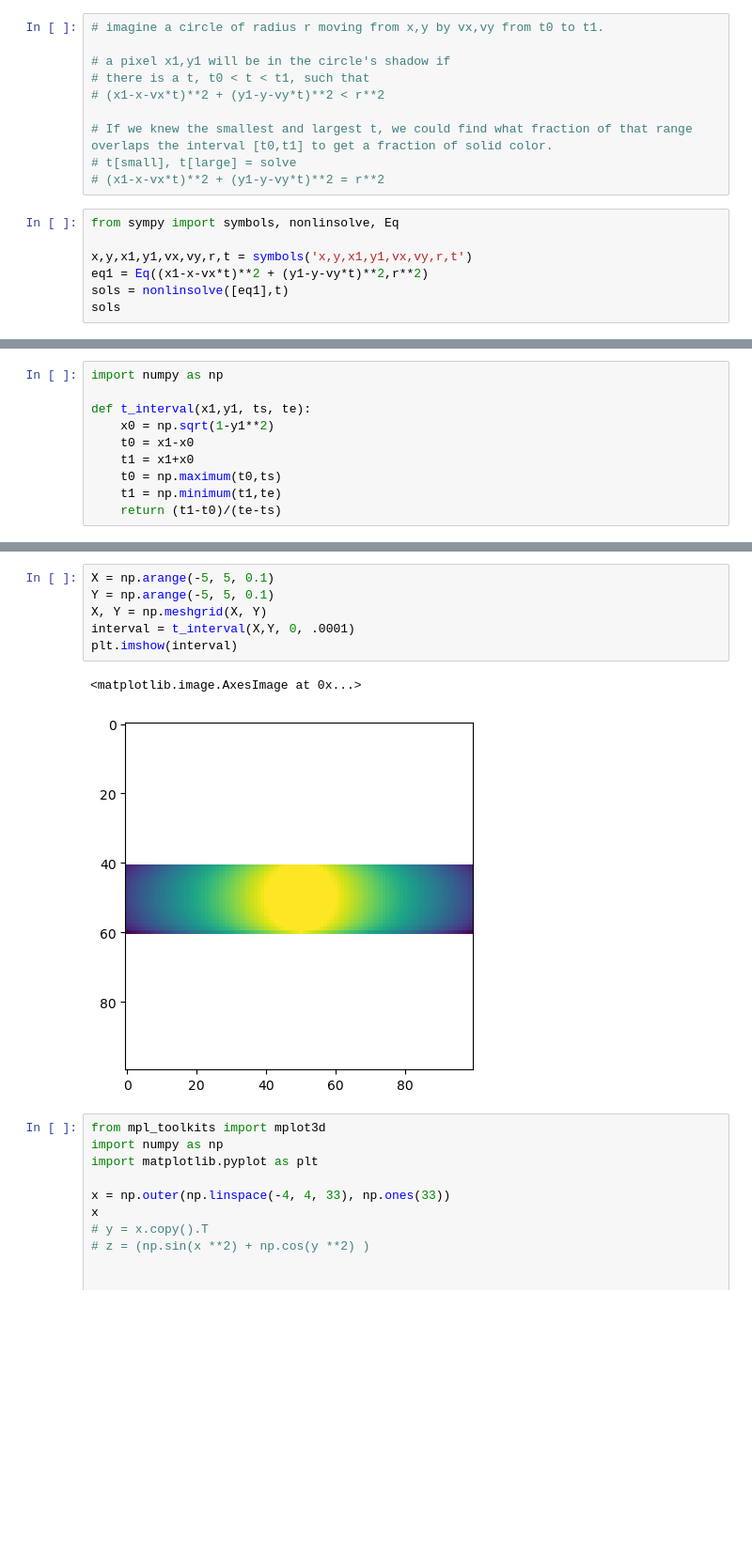
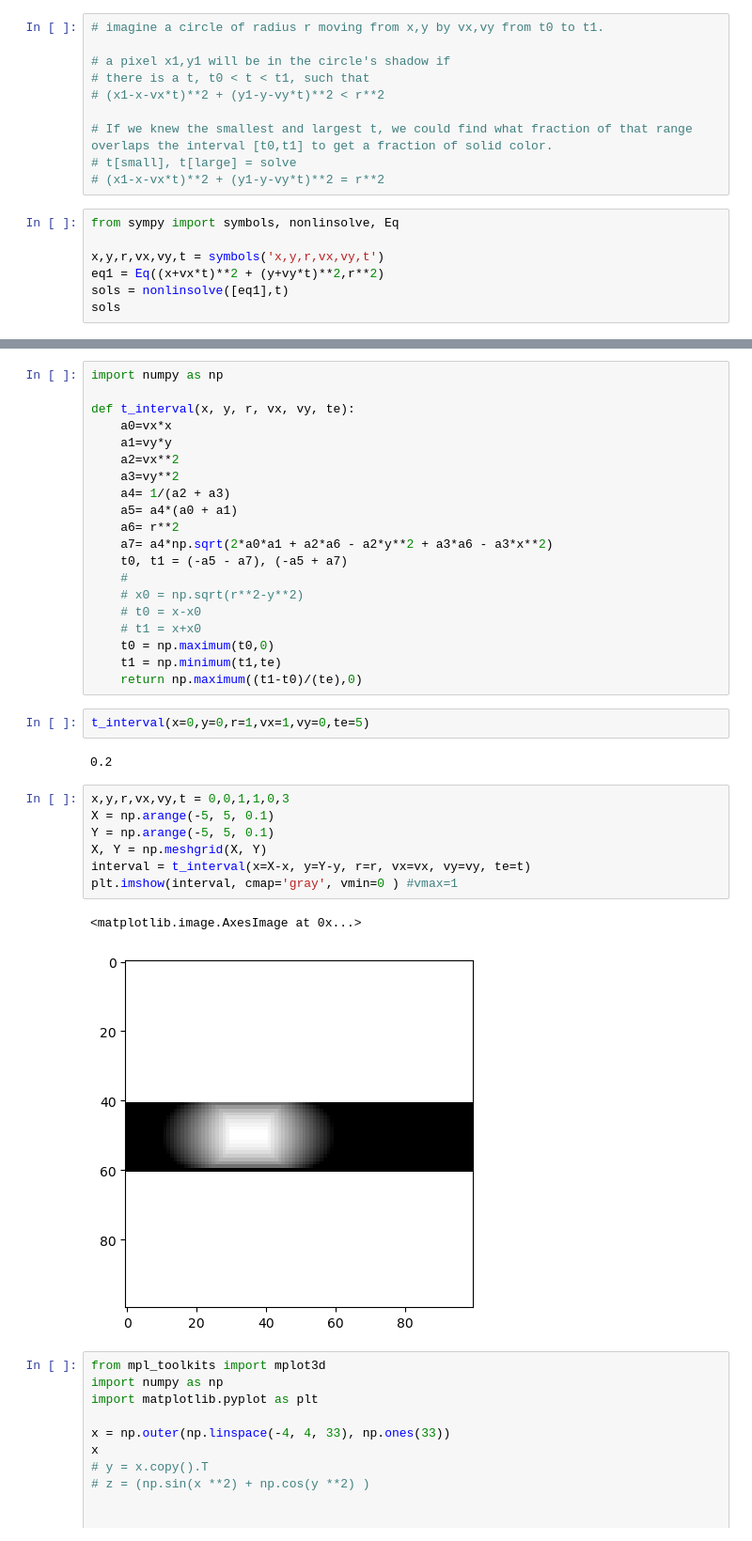
Before and after one commit to CarlKCarlK/perfect-physics, a Jupyter notebook: part_5_perfect_motion_blur.ipynb, the cells around one changed output, grey strips where cells are left out. Shown: that part at 94% size. Drawn from its saved outputs; the diff is of its cells as text; blank space fills up the shorter version.

```diff
--- a/part_5_perfect_motion_blur.ipynb
+++ b/part_5_perfect_motion_blur.ipynb
@@ -11,8 +11,8 @@
 # %%
 from sympy import symbols, nonlinsolve, Eq
 
-x,y,x1,y1,vx,vy,r,t = symbols('x,y,x1,y1,vx,vy,r,t')
-eq1 = Eq((x1-x-vx*t)**2 + (y1-y-vy*t)**2,r**2)
+x,y,r,vx,vy,t = symbols('x,y,r,vx,vy,t')
+eq1 = Eq((x+vx*t)**2 + (y+vy*t)**2,r**2)
 sols = nonlinsolve([eq1],t)
 sols
 # %% [output]
@@ -25,10 +23,0 @@ cse(sols.subs({"x":0,"y":0,"vx":1,"vy":0,"r":1}))
-# %%
-import numpy as np
-
-def t_interval(x1,y1, ts, te):
-    x0 = np.sqrt(1-y1**2)
-    t0 = x1-x0
-    t1 = x1+x0
-    t0 = np.maximum(t0,ts)
-    t1 = np.minimum(t1,te)
-    return (t1-t0)/(te-ts)
@@ -35,12 +37,37 @@ def t_interval(x1,y1, ts, te):
+# %%
+import numpy as np
+
+def t_interval(x, y, r, vx, vy, te):
+    a0=vx*x
+    a1=vy*y
+    a2=vx**2
+    a3=vy**2
+    a4= 1/(a2 + a3)
+    a5= a4*(a0 + a1)
+    a6= r**2
+    a7= a4*np.sqrt(2*a0*a1 + a2*a6 - a2*y**2 + a3*a6 - a3*x**2)
+    t0, t1 = (-a5 - a7), (-a5 + a7)
+    #
+    # x0 = np.sqrt(r**2-y**2)
+    # t0 = x-x0
+    # t1 = x+x0
+    t0 = np.maximum(t0,0)
+    t1 = np.minimum(t1,te)
+    return np.maximum((t1-t0)/(te),0)
+# %%
+t_interval(x=0,y=0,r=1,vx=1,vy=0,te=5)
+# %% [output]
+0.2
 # %%
+x,y,r,vx,vy,t = 0,0,1,1,0,3
 X = np.arange(-5, 5, 0.1)
 Y = np.arange(-5, 5, 0.1)
 X, Y = np.meshgrid(X, Y)
-interval = t_interval(X,Y, 0, .0001)
-plt.imshow(interval)
+interval = t_interval(x=X-x, y=Y-y, r=r, vx=vx, vy=vy, te=t)
+plt.imshow(interval, cmap='gray', vmin=0 ) #vmax=1
 # %% [output]
 <matplotlib.image.AxesImage at 0x...>
-[figure, old version]
+[figure, new version]
 # %%
 from mpl_toolkits import mplot3d
 import numpy as np
```
Also changed, not shown: parts of 3 cells of this notebook.
